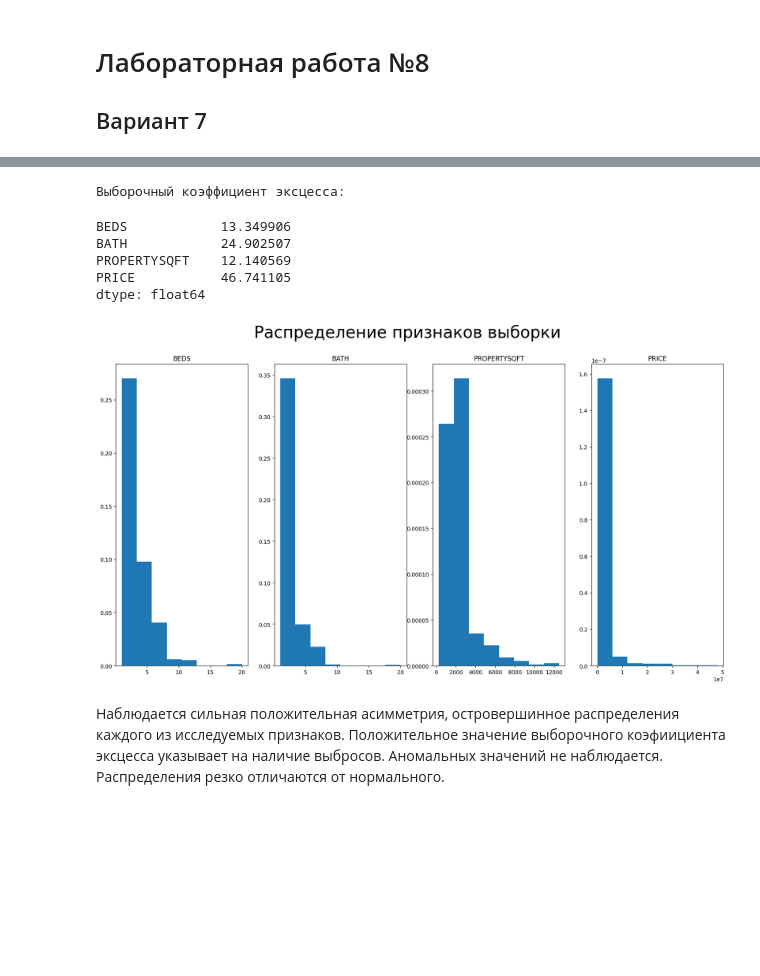
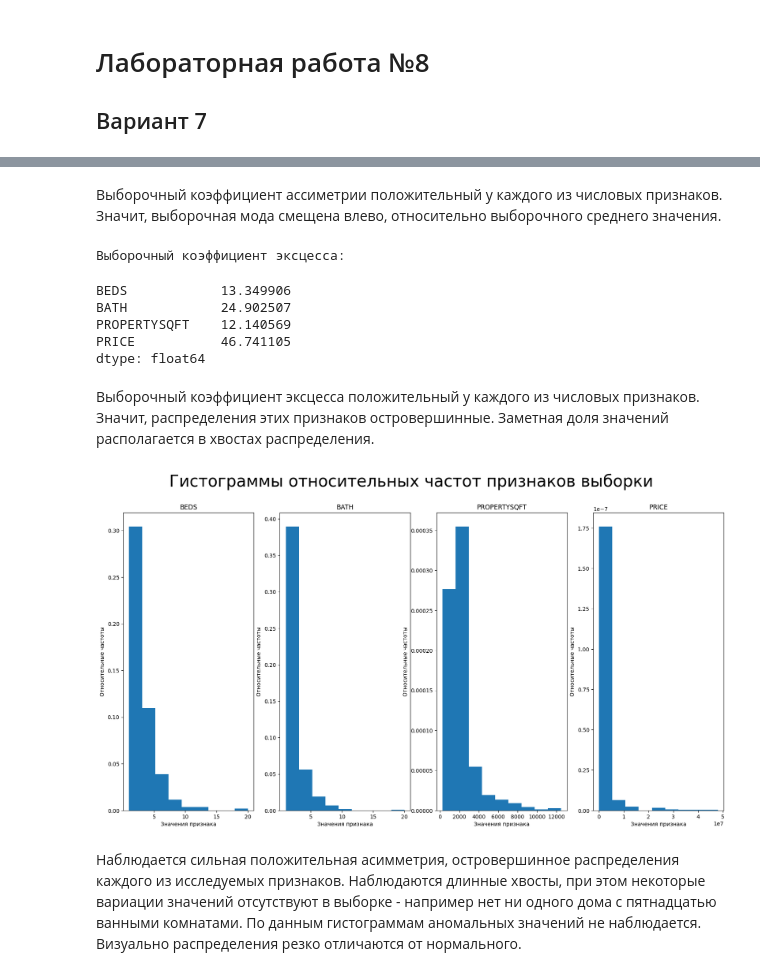
Before and after one commit to J0hnLenin/ADOMO, a Jupyter notebook: Zimin_Andrey_lab_08.ipynb, the cells around one changed output, grey strips where cells are left out. Drawn from its saved outputs; the diff is of its cells as text; code cells hidden in the pictures; blank space fills up the shorter version.

```diff
--- a/Zimin_Andrey_lab_08.ipynb
+++ b/Zimin_Andrey_lab_08.ipynb
@@ -47,0 +107,2 @@ memory usage: 66.5+ KB
+# %%
+df["BATH"] = df["BATH"].apply(np.int64)
@@ -48,6 +111,4 @@ memory usage: 66.5+ KB
 # %%
-df["BATH"] = df["BATH"].apply(round)
-print("Выборочный коэффициент асимметрии:")
 features = ["BEDS",  "BATH",  "PROPERTYSQFT", "PRICE"]
-df[features].skew()
+df[features].describe()
 # %% [output]
@@ -60,3 +138,5 @@ dtype: float64
+# %% [markdown]
+Выборочный коэффициент ассиметрии положительный у каждого из числовых признаков. Значит, выборочная мода смещена влево, относительно выборочного среднего значения.
 # %%
 print("Выборочный коэффициент эксцесса:")
 df[features].kurtosis()
@@ -67,17 +147,21 @@ BATH            24.902507
 PROPERTYSQFT    12.140569
 PRICE           46.741105
 dtype: float64
+# %% [markdown]
+Выборочный коэффициент эксцесса положительный у каждого из числовых признаков. Значит, распределения этих признаков островершинные. Заметная доля значений располагается в хвостах распределения.
 # %%
 fig, ax = plt.subplots(1, 4)
 fig.set_size_inches(20, 10)
-fig.suptitle('Распределение признаков выборки ', fontsize=30)
+fig.suptitle('Гистограммы относительных частот признаков выборки ', fontsize=30)
 
 for i, column_name in enumerate(features):
-    x = np.linspace(min(df[column_name]), max(df[column_name]), 1000)
-    ax[i].hist(df[column_name], bins=int(log2(len(df[column_name]))), density=True)
+    k = 1 + int(log2(len(df[column_name]))) # по правилу Стёрджеса
+    ax[i].hist(df[column_name], bins=k, density=True) # density=True - гистограмма относительных частот
+    ax[i].set_ylabel('Относительные частоты')
+    ax[i].set_xlabel('Значения признака')
     ax[i].set_title(column_name)
 # %% [output]
-[figure, old version]
+[figure, new version]
 # %% [markdown]
-Наблюдается сильная положительная асимметрия, островершинное распределения каждого из исследуемых признаков. Положительное значение выборочного коэфиициента эксцесса указывает на наличие выбросов. Аномальных значений не наблюдается. Распределения резко отличаются от нормального.
+Наблюдается сильная положительная асимметрия, островершинное распределения каждого из исследуемых признаков. Наблюдаются длинные хвосты, при этом некоторые вариации значений отсутствуют в выборке - например нет ни одного дома с пятнадцатью ванными комнатами.  По данным гистограммам аномальных значений не наблюдается. Визуально распределения резко отличаются от нормального.
 # %%
```
Also changed, not shown: parts of 47 cells of this notebook, 6 other files.
